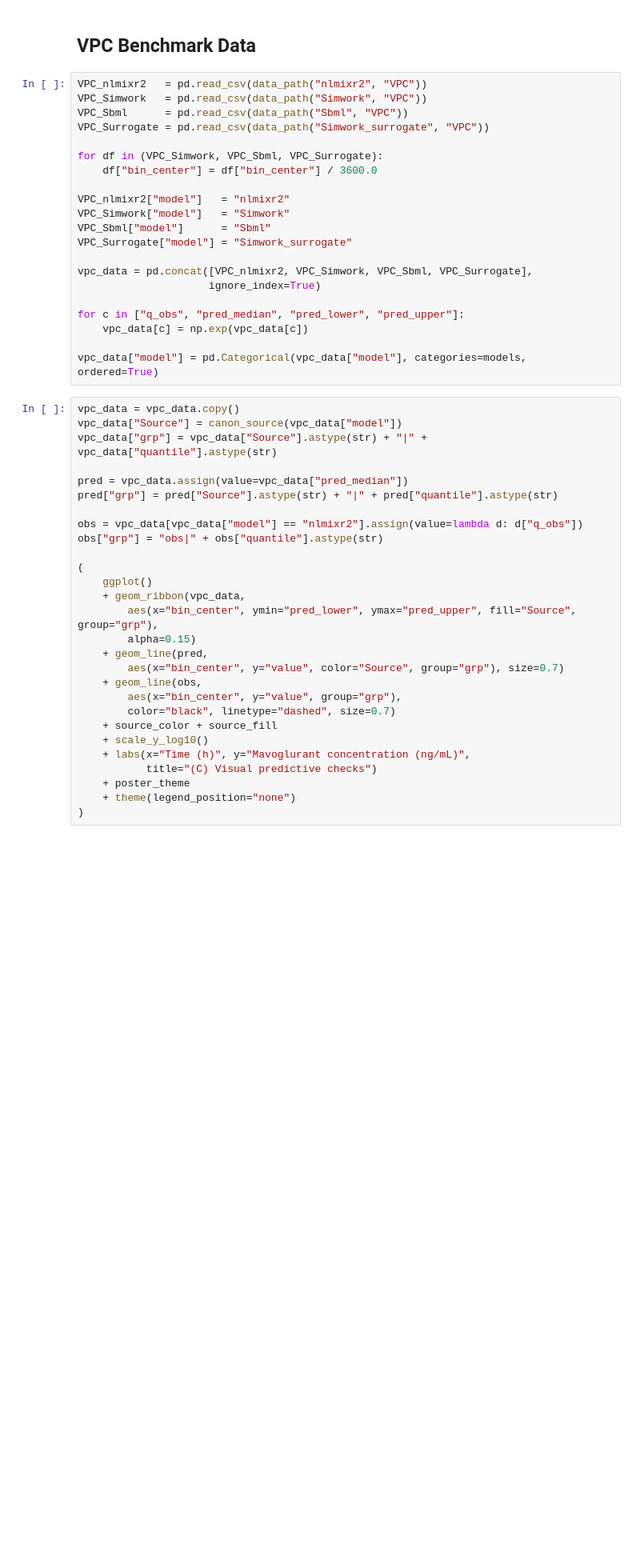
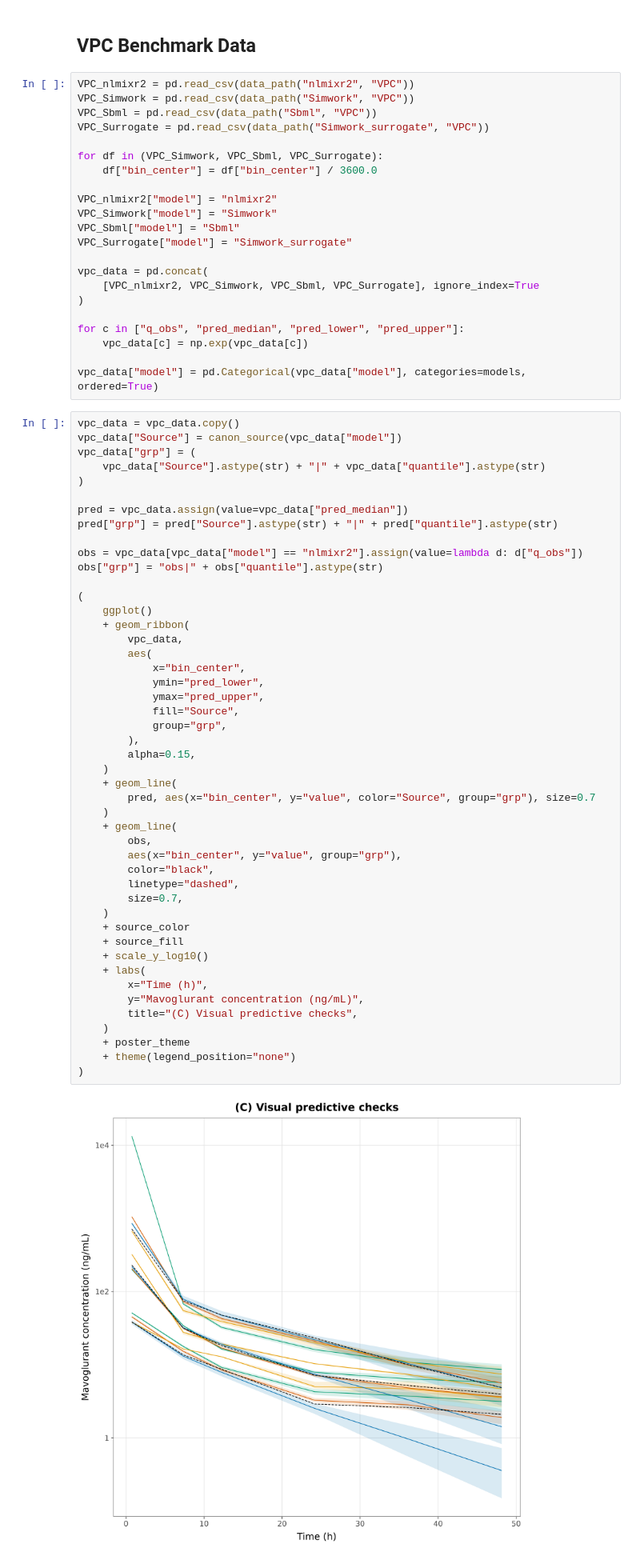
Before and after one commit to novainsilico/vpop-calibration, a Jupyter notebook: ACOP26/Mavoglurant/Generate_comparison_plots.ipynb, the cells around one changed output. Shown at 80% size. Drawn from its saved outputs; the diff is of its cells as text; blank space fills up the shorter version.

```diff
--- a/ACOP26/Mavoglurant/Generate_comparison_plots.ipynb
+++ b/ACOP26/Mavoglurant/Generate_comparison_plots.ipynb
@@ -155,21 +236,22 @@ fig
 # %% [markdown]
 ## VPC Benchmark Data
 # %%
-VPC_nlmixr2   = pd.read_csv(data_path("nlmixr2", "VPC"))
-VPC_Simwork   = pd.read_csv(data_path("Simwork", "VPC"))
-VPC_Sbml      = pd.read_csv(data_path("Sbml", "VPC"))
+VPC_nlmixr2 = pd.read_csv(data_path("nlmixr2", "VPC"))
+VPC_Simwork = pd.read_csv(data_path("Simwork", "VPC"))
+VPC_Sbml = pd.read_csv(data_path("Sbml", "VPC"))
 VPC_Surrogate = pd.read_csv(data_path("Simwork_surrogate", "VPC"))
 
 for df in (VPC_Simwork, VPC_Sbml, VPC_Surrogate):
     df["bin_center"] = df["bin_center"] / 3600.0
 
-VPC_nlmixr2["model"]   = "nlmixr2"
-VPC_Simwork["model"]   = "Simwork"
-VPC_Sbml["model"]      = "Sbml"
+VPC_nlmixr2["model"] = "nlmixr2"
+VPC_Simwork["model"] = "Simwork"
+VPC_Sbml["model"] = "Sbml"
 VPC_Surrogate["model"] = "Simwork_surrogate"
 
-vpc_data = pd.concat([VPC_nlmixr2, VPC_Simwork, VPC_Sbml, VPC_Surrogate],
-                     ignore_index=True)
+vpc_data = pd.concat(
+    [VPC_nlmixr2, VPC_Simwork, VPC_Sbml, VPC_Surrogate], ignore_index=True
+)
 
 for c in ["q_obs", "pred_median", "pred_lower", "pred_upper"]:
     vpc_data[c] = np.exp(vpc_data[c])
@@ -178,30 +260,51 @@ vpc_data["model"] = pd.Categorical(vpc_data["model"], categories=models, ordered
 # %%
 vpc_data = vpc_data.copy()
 vpc_data["Source"] = canon_source(vpc_data["model"])
-vpc_data["grp"] = vpc_data["Source"].astype(str) + "|" + vpc_data["quantile"].astype(str)
+vpc_data["grp"] = (
+    vpc_data["Source"].astype(str) + "|" + vpc_data["quantile"].astype(str)
+)
 
 pred = vpc_data.assign(value=vpc_data["pred_median"])
 pred["grp"] = pred["Source"].astype(str) + "|" + pred["quantile"].astype(str)
 
 obs = vpc_data[vpc_data["model"] == "nlmixr2"].assign(value=lambda d: d["q_obs"])
 obs["grp"] = "obs|" + obs["quantile"].astype(str)
 
 (
     ggplot()
-    + geom_ribbon(vpc_data,
-        aes(x="bin_center", ymin="pred_lower", ymax="pred_upper", fill="Source", group="grp"),
-        alpha=0.15)
-    + geom_line(pred,
-        aes(x="bin_center", y="value", color="Source", group="grp"), size=0.7)
-    + geom_line(obs,
+    + geom_ribbon(
+        vpc_data,
+        aes(
+            x="bin_center",
+            ymin="pred_lower",
+            ymax="pred_upper",
+            fill="Source",
+            group="grp",
+        ),
+        alpha=0.15,
+    )
+    + geom_line(
+        pred, aes(x="bin_center", y="value", color="Source", group="grp"), size=0.7
+    )
+    + geom_line(
+        obs,
         aes(x="bin_center", y="value", group="grp"),
-        color="black", linetype="dashed", size=0.7)
-    + source_color + source_fill
+        color="black",
+        linetype="dashed",
+        size=0.7,
+    )
+    + source_color
+    + source_fill
     + scale_y_log10()
-    + labs(x="Time (h)", y="Mavoglurant concentration (ng/mL)",
-           title="(C) Visual predictive checks")
+    + labs(
+        x="Time (h)",
+        y="Mavoglurant concentration (ng/mL)",
+        title="(C) Visual predictive checks",
+    )
     + poster_theme
     + theme(legend_position="none")
 )
+# %% [output]
+[figure, added]
 # %%
 handles = [Rectangle((0, 0), 1, 1, color=Colors[s]) for s in Order]
```
Also changed, not shown: parts of 7 cells of this notebook, 15 other files.
